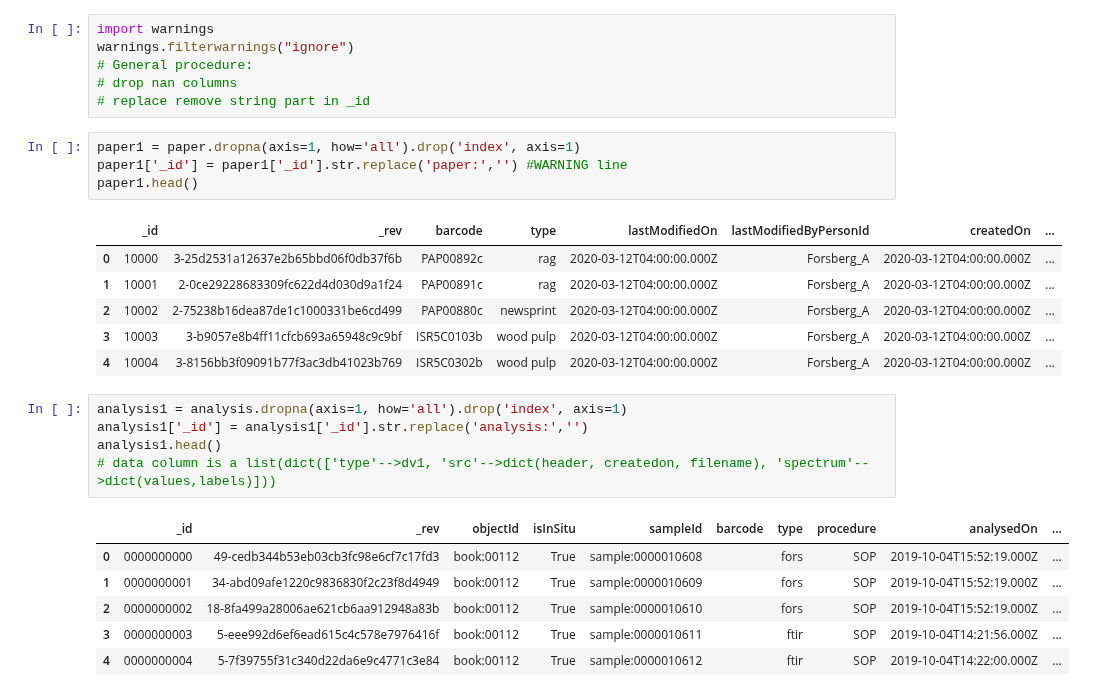
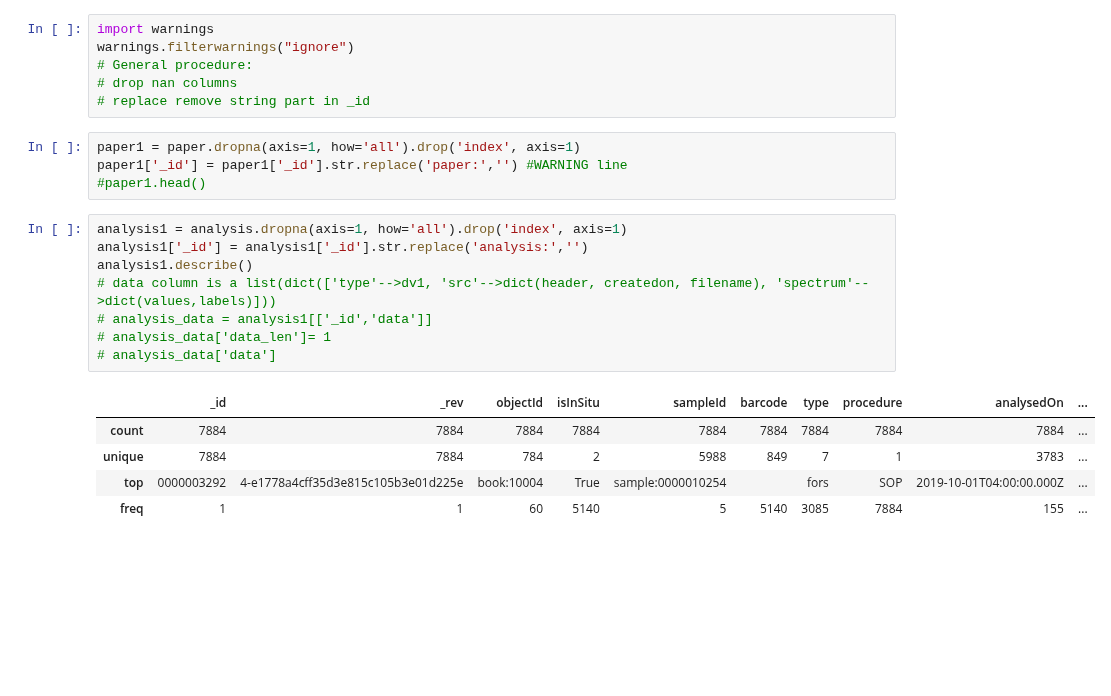
Before and after one commit to hujingc/umsi_loc_anc, a Jupyter notebook: Loading data into dataframes.ipynb, the cells around one changed output. Cells and saved outputs as stored; diff of their text form; blank space fills up the shorter version.

```diff
--- a/Loading data into dataframes.ipynb
+++ b/Loading data into dataframes.ipynb
@@ -67,23 +73,18 @@ warnings.filterwarnings("ignore")
 # %%
 paper1 = paper.dropna(axis=1, how='all').drop('index', axis=1)
 paper1['_id'] = paper1['_id'].str.replace('paper:','') #WARNING line
-paper1.head()
+#paper1.head()
-# %% [output]
-|  | _id | _rev | barcode | type | lastModifiedOn | lastModifiedByPersonId | createdOn | ... |
-| 0 | 10000 | 3-25d2531a12637e2b65bbd06f0db37f6b | PAP00892c | rag | 2020-03-12T04:00:00.000Z | Forsberg_A | 2020-03-12T04:00:00.000Z | ... |
-| 1 | 10001 | 2-0ce29228683309fc622d4d030d9a1f24 | PAP00891c | rag | 2020-03-12T04:00:00.000Z | Forsberg_A | 2020-03-12T04:00:00.000Z | ... |
-| 2 | 10002 | 2-75238b16dea87de1c1000331be6cd499 | PAP00880c | newsprint | 2020-03-12T04:00:00.000Z | Forsberg_A | 2020-03-12T04:00:00.000Z | ... |
-| 3 | 10003 | 3-b9057e8b4ff11cfcb693a65948c9c9bf | ISR5C0103b | wood pulp | 2020-03-12T04:00:00.000Z | Forsberg_A | 2020-03-12T04:00:00.000Z | ... |
-| 4 | 10004 | 3-8156bb3f09091b77f3ac3db41023b769 | ISR5C0302b | wood pulp | 2020-03-12T04:00:00.000Z | Forsberg_A | 2020-03-12T04:00:00.000Z | ... |
 # %%
 analysis1 = analysis.dropna(axis=1, how='all').drop('index', axis=1)
 analysis1['_id'] = analysis1['_id'].str.replace('analysis:','')
-analysis1.head()
+analysis1.describe()
 # data column is a list(dict(['type'-->dv1, 'src'-->dict(header, createdon, filename), 'spectrum'-->dict(values,labels)]))
+# analysis_data = analysis1[['_id','data']]
+# analysis_data['data_len']= 1
+# analysis_data['data']
 # %% [output]
 |  | _id | _rev | objectId | isInSitu | sampleId | barcode | type | procedure | analysedOn | ... |
-| 0 | 0000000000 | 49-cedb344b53eb03cb3fc98e6cf7c17fd3 | book:00112 | True | sample:0000010608 |  | fors | SOP | 2019-10-04T15:52:19.000Z | ... |
-| 1 | 0000000001 | 34-abd09afe1220c9836830f2c23f8d4949 | book:00112 | True | sample:0000010609 |  | fors | SOP | 2019-10-04T15:52:19.000Z | ... |
-| 2 | 0000000002 | 18-8fa499a28006ae621cb6aa912948a83b | book:00112 | True | sample:0000010610 |  | fors | SOP | 2019-10-04T15:52:19.000Z | ... |
-| 3 | 0000000003 | 5-eee992d6ef6ead615c4c578e7976416f | book:00112 | True | sample:0000010611 |  | ftir | SOP | 2019-10-04T14:21:56.000Z | ... |
-| 4 | 0000000004 | 5-7f39755f31c340d22da6e9c4771c3e84 | book:00112 | True | sample:0000010612 |  | ftir | SOP | 2019-10-04T14:22:00.000Z | ... |
+| count | 7884 | 7884 | 7884 | 7884 | 7884 | 7884 | 7884 | 7884 | 7884 | ... |
+| unique | 7884 | 7884 | 784 | 2 | 5988 | 849 | 7 | 1 | 3783 | ... |
+| top | 0000003292 | 4-e1778a4cff35d3e815c105b3e01d225e | book:10004 | True | sample:0000010254 |  | fors | SOP | 2019-10-01T04:00:00.000Z | ... |
+| freq | 1 | 1 | 60 | 5140 | 5 | 5140 | 3085 | 7884 | 155 | ... |
```
Also changed, not shown: parts of 14 cells of this notebook, 2 other files.
